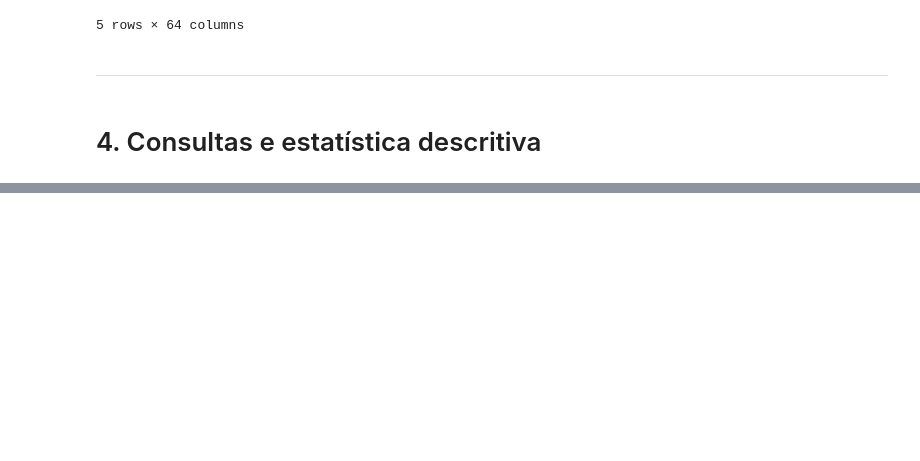
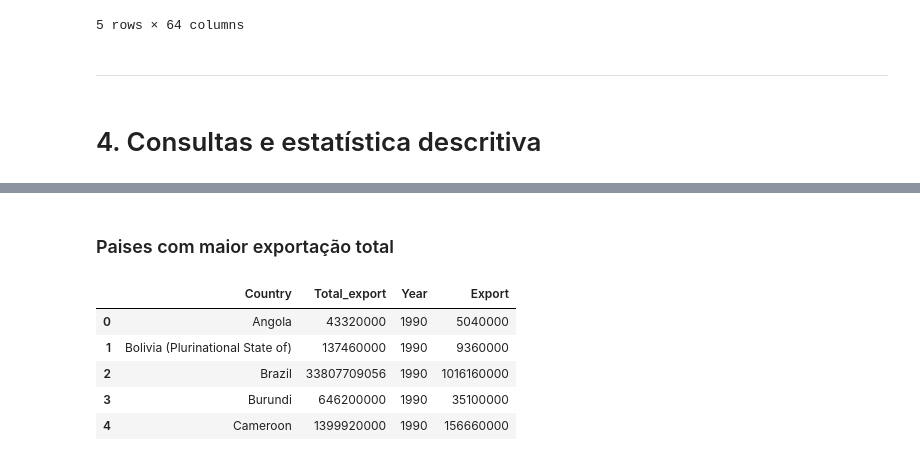
Before and after one commit to joao-victor-73/python.estudos, a Jupyter notebook: Estudos/Análise de Dados 2/Conceitos em Pandas/Pratica01/pratica01.ipynb, the cells around one changed output, grey strips where cells are left out. Saved outputs shown, nothing was run; the diff lists cells and outputs as text; code cells hidden in the pictures; blank space fills up the shorter version.

```diff
--- a/Estudos/Análise de Dados 2/Conceitos em Pandas/Pratica01/pratica01.ipynb
+++ b/Estudos/Análise de Dados 2/Conceitos em Pandas/Pratica01/pratica01.ipynb
@@ -166,0 +222,18 @@ ___
+# %% [markdown]
+### Paises com maior exportação total
+# %%
+# Transforma export em formato longo
+export_long = df_export.melt(
+    id_vars=['Country', 'Total_export'],
+    var_name='Year',
+    value_name='Export'
+)
+# %%
+export_long.head()
+# %% [output]
+|  | Country | Total_export | Year | Export |
+| 0 | Angola | 43320000 | 1990 | 5040000 |
+| 1 | Bolivia (Plurinational State of) | 137460000 | 1990 | 9360000 |
+| 2 | Brazil | 33807709056 | 1990 | 1016160000 |
+| 3 | Burundi | 646200000 | 1990 | 35100000 |
+| 4 | Cameroon | 1399920000 | 1990 | 156660000 |
```
Also changed, not shown: parts of 24 cells of this notebook.
